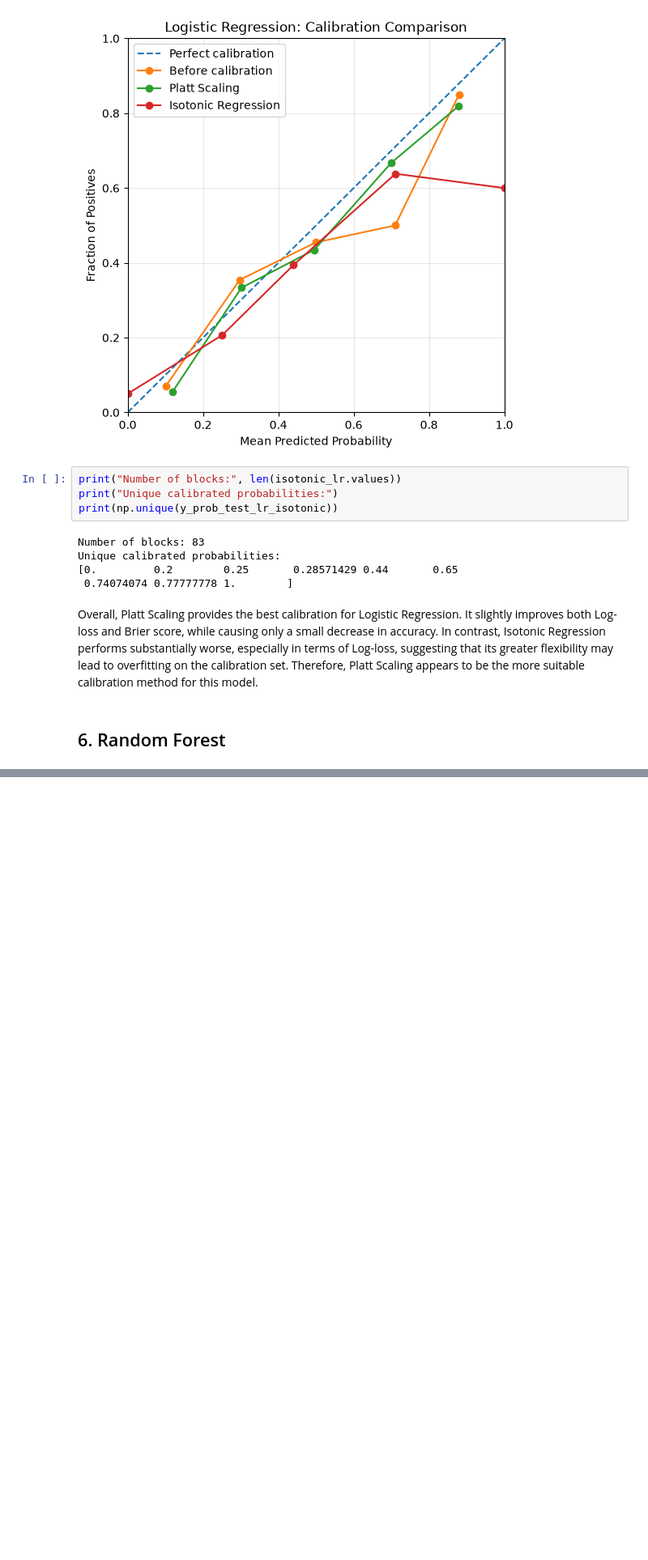
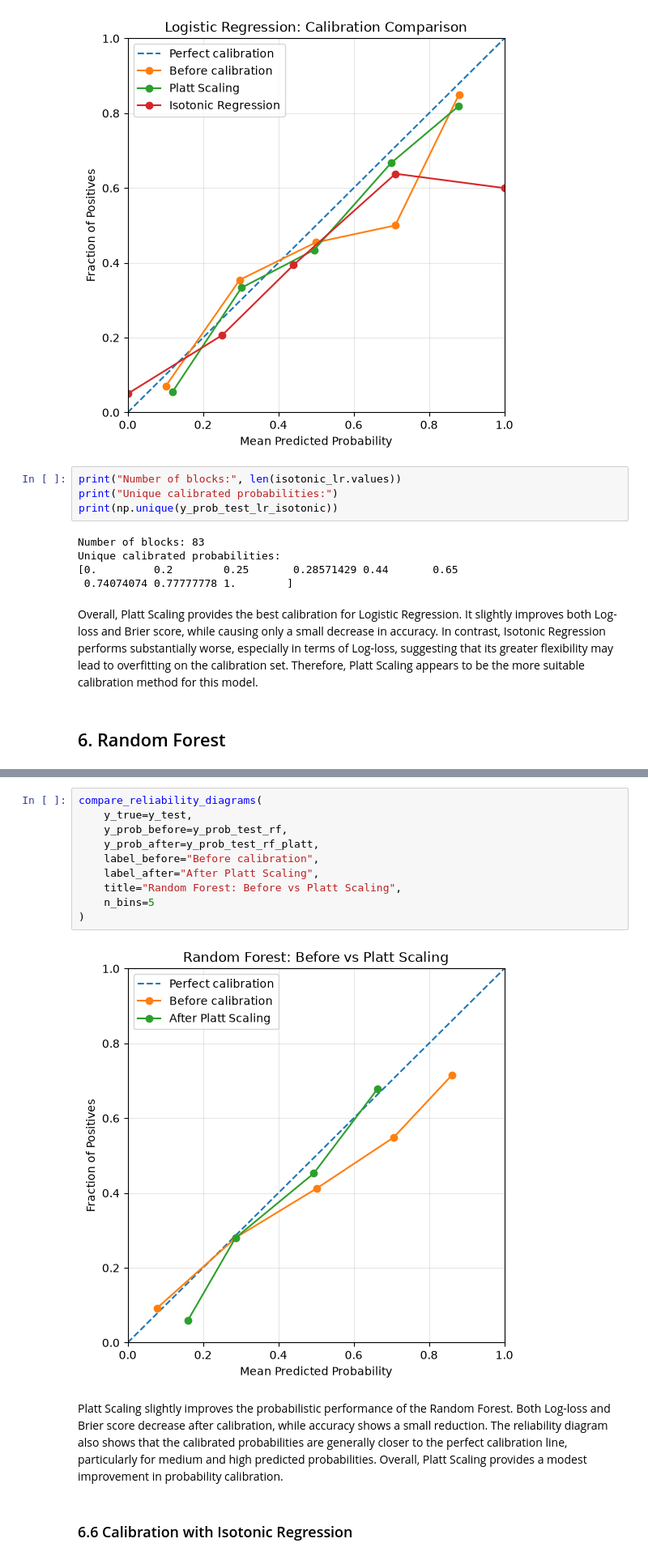
Before and after one commit to martamacri/Calibration_of_Probabilities, a Jupyter notebook: notebooks/diabetes_analysis_02.ipynb, the cells around one changed output, grey strips where cells are left out. Shown at 81% size. Drawn from its saved outputs; the diff is of its cells as text; blank space fills up the shorter version.

```diff
--- a/notebooks/diabetes_analysis_02.ipynb
+++ b/notebooks/diabetes_analysis_02.ipynb
@@ -713,0 +857,16 @@ Overall, Platt Scaling provides the best calibration for Logistic Regression. It
+# %%
+compare_reliability_diagrams(
+    y_true=y_test,
+    y_prob_before=y_prob_test_rf,
+    y_prob_after=y_prob_test_rf_platt,
+    label_before="Before calibration",
+    label_after="After Platt Scaling",
+    title="Random Forest: Before vs Platt Scaling",
+    n_bins=5
+)
+# %% [output]
+[figure, added]
+# %% [markdown]
+Platt Scaling slightly improves the probabilistic performance of the Random Forest. Both Log-loss and Brier score decrease after calibration, while accuracy shows a small reduction. The reliability diagram also shows that the calibrated probabilities are generally closer to the perfect calibration line, particularly for medium and high predicted probabilities. Overall, Platt Scaling provides a modest improvement in probability calibration.
+# %% [markdown]
+### 6.6 Calibration with Isotonic Regression
```
Also changed, not shown: parts of 55 cells of this notebook.
